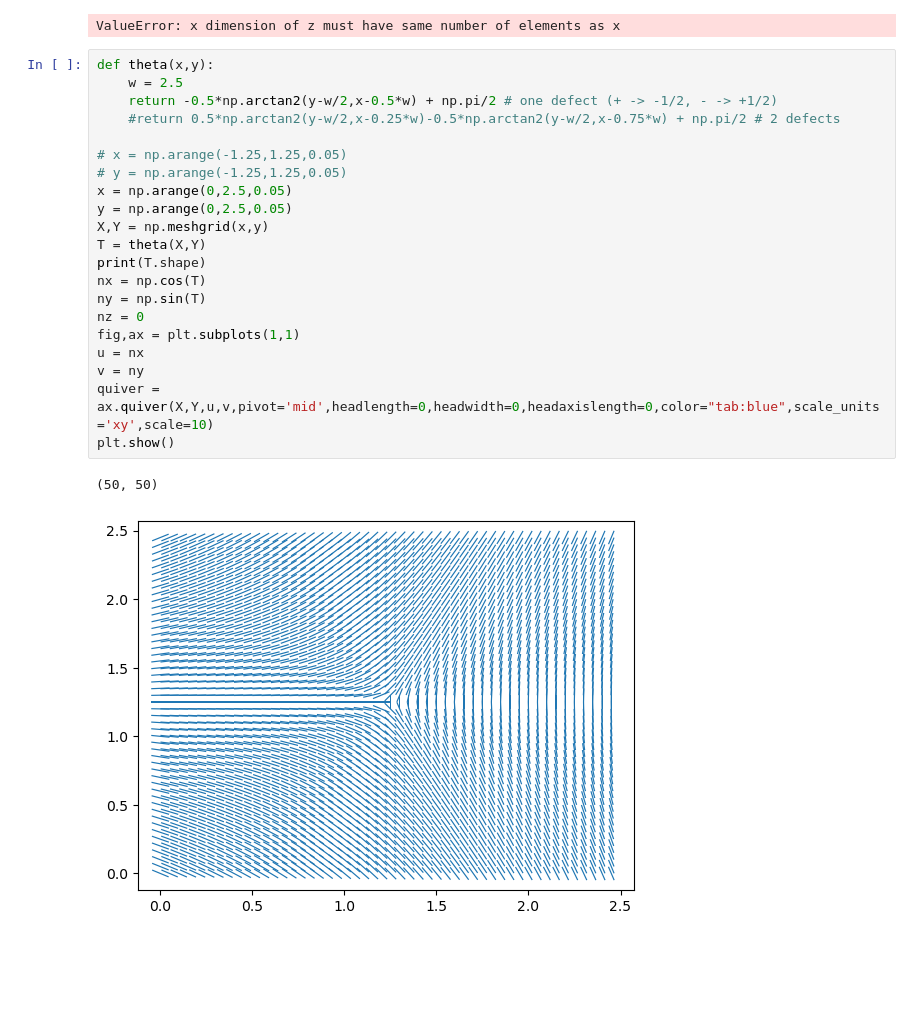
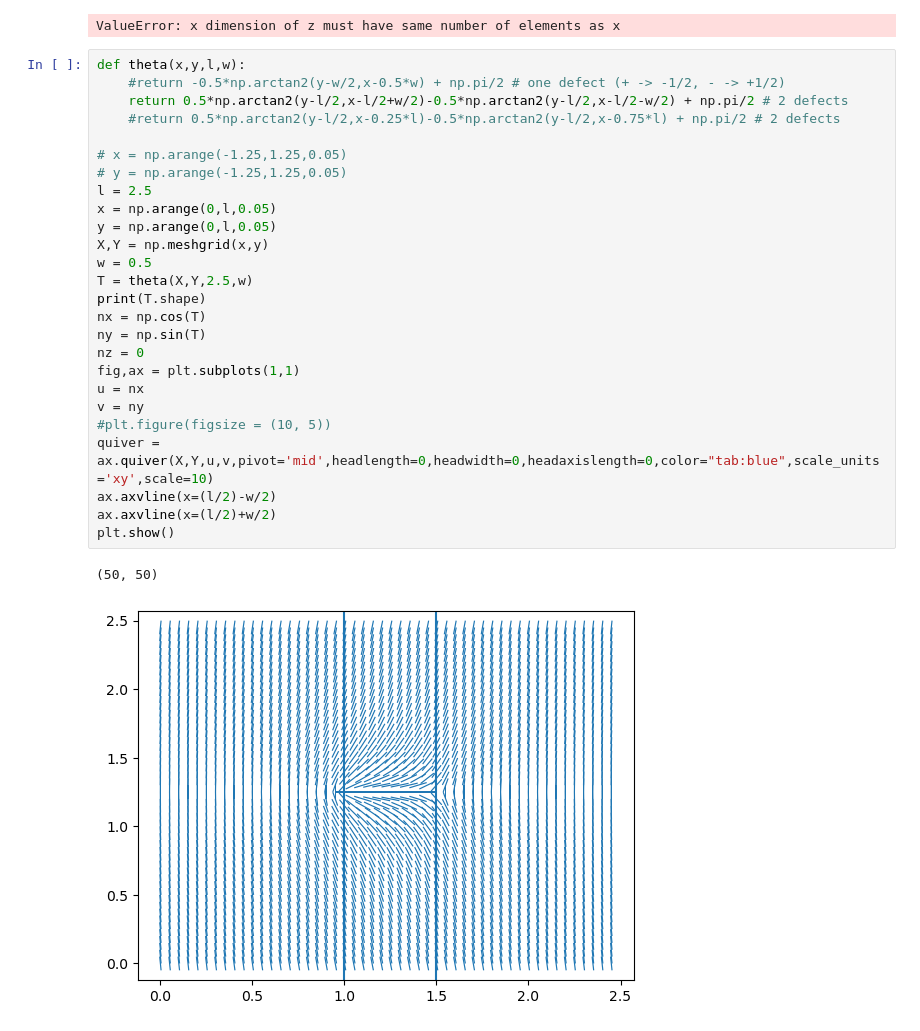
Before and after one commit to mdeutsc2/QtensorFEM, a Jupyter notebook: scripts/director_test.ipynb, the cells around one changed output. Saved outputs shown, nothing was run; the diff lists cells and outputs as text; blank space fills up the shorter version.

```diff
--- a/scripts/director_test.ipynb
+++ b/scripts/director_test.ipynb
@@ -125,26 +125,31 @@ scipy.interpolate.RectBivariateSpline(np.linspace(0,lx+1),np.linspace(0,ly+1),nx
 (51, 51)
 ValueError: x dimension of z must have same number of elements as x
 # %%
-def theta(x,y):
-    w = 2.5
-    return -0.5*np.arctan2(y-w/2,x-0.5*w) + np.pi/2 # one defect (+ -> -1/2, - -> +1/2)
-    #return 0.5*np.arctan2(y-w/2,x-0.25*w)-0.5*np.arctan2(y-w/2,x-0.75*w) + np.pi/2 # 2 defects
+def theta(x,y,l,w):
+    #return -0.5*np.arctan2(y-w/2,x-0.5*w) + np.pi/2 # one defect (+ -> -1/2, - -> +1/2)
+    return 0.5*np.arctan2(y-l/2,x-l/2+w/2)-0.5*np.arctan2(y-l/2,x-l/2-w/2) + np.pi/2 # 2 defects
+    #return 0.5*np.arctan2(y-l/2,x-0.25*l)-0.5*np.arctan2(y-l/2,x-0.75*l) + np.pi/2 # 2 defects
 
 # x = np.arange(-1.25,1.25,0.05)
 # y = np.arange(-1.25,1.25,0.05)
-x = np.arange(0,2.5,0.05)
-y = np.arange(0,2.5,0.05)
+l = 2.5
+x = np.arange(0,l,0.05)
+y = np.arange(0,l,0.05)
 X,Y = np.meshgrid(x,y)
-T = theta(X,Y)
+w = 0.5
+T = theta(X,Y,2.5,w)
 print(T.shape)
 nx = np.cos(T)
 ny = np.sin(T)
 nz = 0
 fig,ax = plt.subplots(1,1)
 u = nx
 v = ny
+#plt.figure(figsize = (10, 5))
 quiver = ax.quiver(X,Y,u,v,pivot='mid',headlength=0,headwidth=0,headaxislength=0,color="tab:blue",scale_units='xy',scale=10)
+ax.axvline(x=(l/2)-w/2)
+ax.axvline(x=(l/2)+w/2)
 plt.show()
 # %% [output]
 (50, 50)
-[figure, old version]
+[figure, new version]
```
Also changed, not shown: parts of 1 cell of this notebook, 6 other files.
